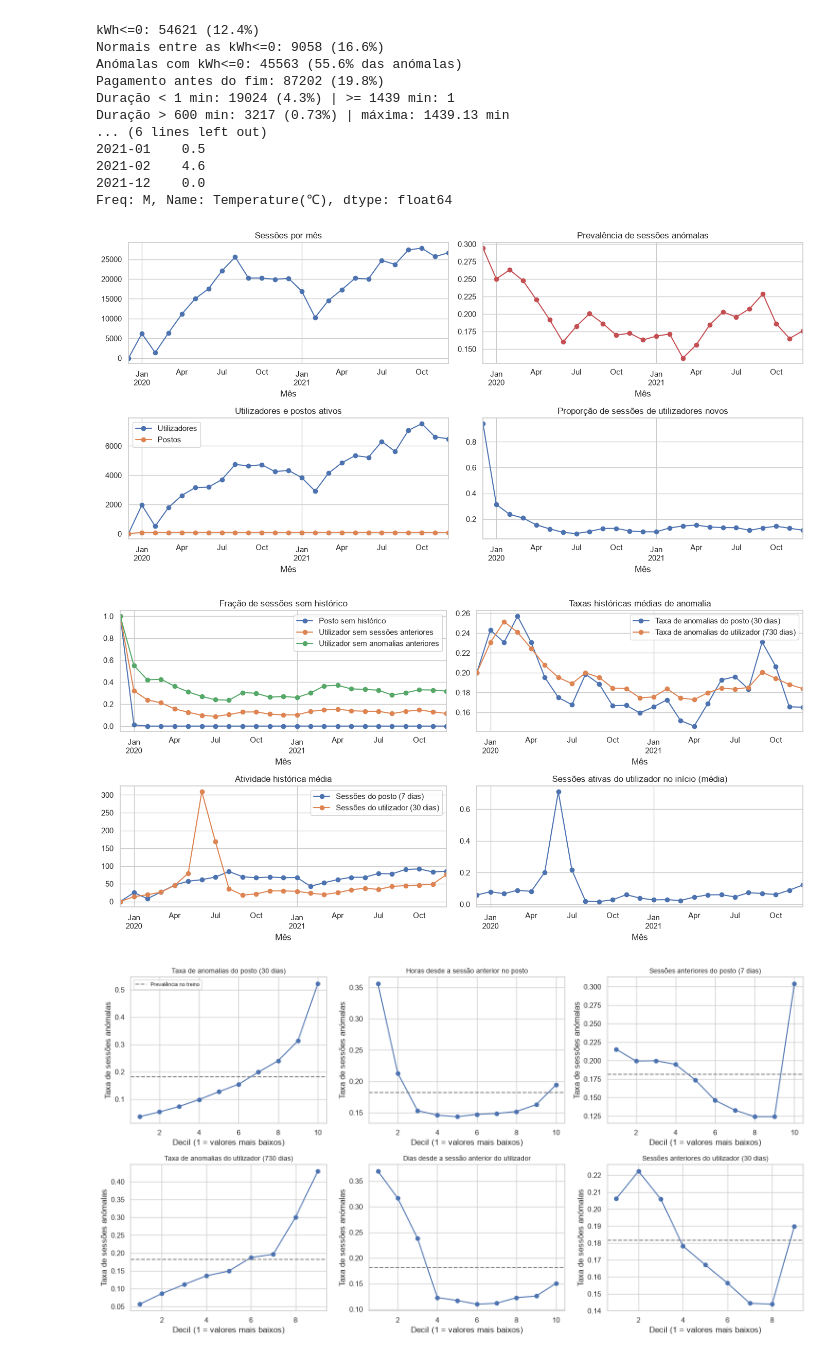
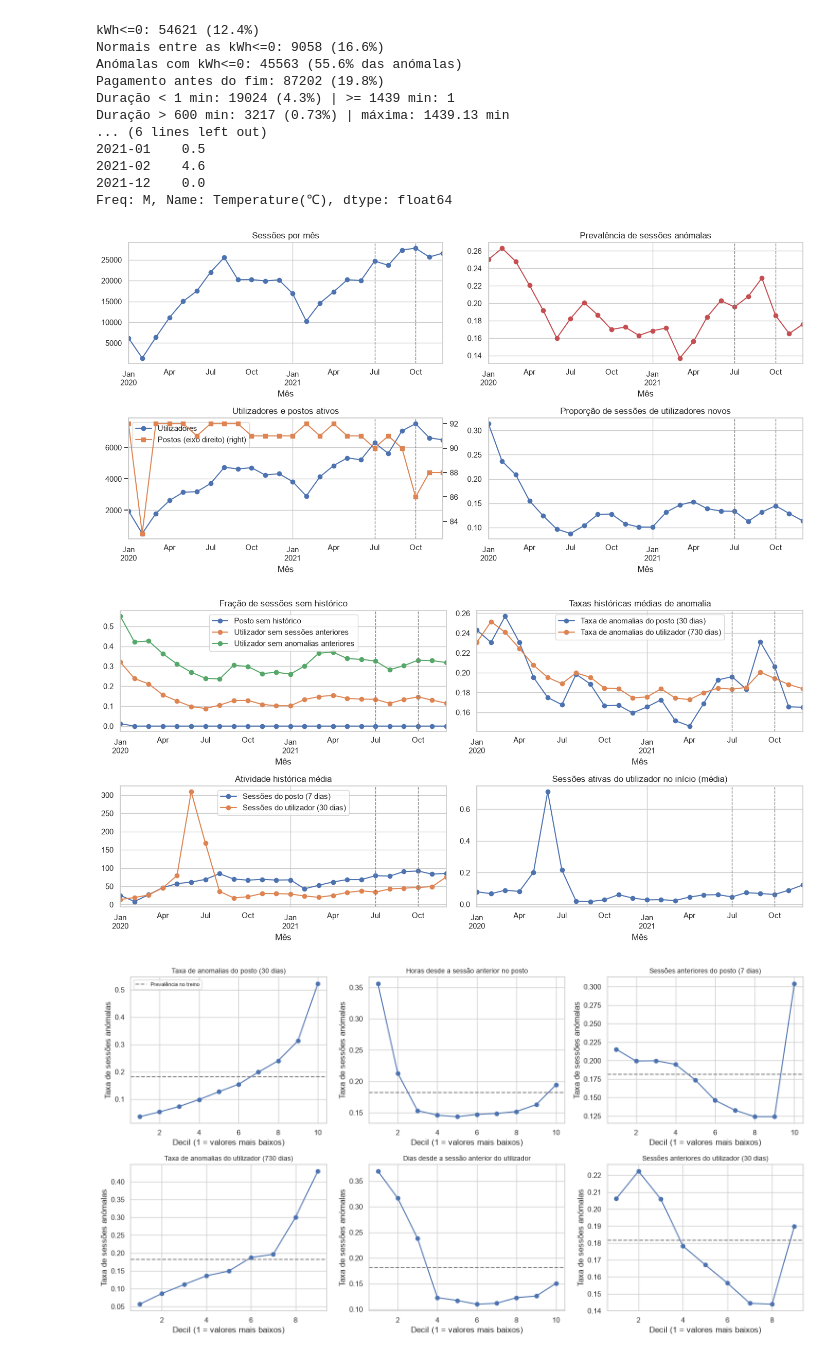
Before and after one commit to 1231478-Ellah-Fleischmann/MINDD-PROJETO, a Jupyter notebook: task1.ipynb, the cells around one changed output. Drawn from its saved outputs; the diff is of its cells as text; code cells hidden in the pictures.

```diff
--- a/task1.ipynb
+++ b/task1.ipynb
@@ -413,9 +413,11 @@ plt.tight_layout()
 plt.show()
 
 # sazonalidade: temperatura média mensal vs prevalência (sem dez/2019, só 17 sessões)
-mm = m.iloc[1:]
-print("Correlação (temp_mean, abn_rate):", round(mm["abn_rate"].corr(mm["temp_mean"]), 3))
-print("Correlação (n, abn_rate):", round(mm["n"].corr(mm["abn_rate"]), 3))
+mm = m.iloc[1:]                 # jan/2020 a dez/2021
+mm2 = m.loc["2020-04":]         # abr/2020 a dez/2021 (sem o arranque)
+for nome, d in [("jan/2020-dez/2021", mm), ("abr/2020-dez/2021 (sem arranque)", mm2)]:
+    print(f"{nome}: corr(temp, prevalência) = {d['abn_rate'].corr(d['temp_mean']):.3f} | "
+          f"corr(volume, prevalência) = {d['abn_rate'].corr(d['n']):.3f}")
 # %% [output]
 |  | post_sem_hist | user_sem_hist | user_sem_hist_abn | post_sessions_7D | post_abn_rate_30D | ... |
 | ym |  |  |  |  |  | ... |
@@ -1278,39 +1301,47 @@ Duração > 600 min: 3217 (0.73%) | máxima: 1439.13 min
 2021-12    0.0
 Freq: M, Name: Temperature(℃), dtype: float64
 # %%
-m2 = m.rename(columns={"users": "Utilizadores", "posts": "Postos"})
+m2 = m.iloc[1:].copy()                       # sem dez/2019 (17 sessões)
+m2.index = m2.index.to_timestamp()
 fig, ax = plt.subplots(2, 2, figsize=(14, 7))
-m["n"].plot(ax=ax[0, 0], marker="o", title="Sessões por mês")
-m["abn_rate"].plot(ax=ax[0, 1], marker="o", color="C3", title="Prevalência de sessões anómalas")
-m2[["Utilizadores", "Postos"]].plot(ax=ax[1, 0], marker="o", title="Utilizadores e postos ativos")
-m["new_user_share"].plot(ax=ax[1, 1], marker="o", title="Proporção de sessões de utilizadores novos")
+m2["n"].plot(ax=ax[0, 0], marker="o", title="Sessões por mês")
+m2["abn_rate"].plot(ax=ax[0, 1], marker="o", color="C3", title="Prevalência de sessões anómalas")
+m2["users"].plot(ax=ax[1, 0], marker="o", label="Utilizadores", legend=True)
+m2["posts"].plot(ax=ax[1, 0], marker="s", color="C1", secondary_y=True, label="Postos (eixo direito)", legend=True)
+ax[1, 0].set_title("Utilizadores e postos ativos")
+m2["new_user_share"].plot(ax=ax[1, 1], marker="o", title="Proporção de sessões de utilizadores novos")
 for a in ax.ravel():
     a.set_xlabel("Mês")
+    for d in ["2021-07-01", "2021-10-01"]:       # início da validação e do teste
+        a.axvline(pd.Timestamp(d), color="gray", ls="--", lw=1)
 plt.tight_layout()
 plt.show()
 # %% [output]
-[figure, old version]
+[figure, new version]
 # %%
 nomes = {"post_sem_hist": "Posto sem histórico",
          "user_sem_hist": "Utilizador sem sessões anteriores",
          "user_sem_hist_abn": "Utilizador sem anomalias anteriores",
          "post_abn_rate_30D": "Taxa de anomalias do posto (30 dias)",
          "user_abn_rate_730D": "Taxa de anomalias do utilizador (730 dias)",
          "post_sessions_7D": "Sessões do posto (7 dias)",
          "user_sessions_30D": "Sessões do utilizador (30 dias)",
          "active_at_start": "Sessões ativas do utilizador no início"}
-c2 = cov.rename(columns=nomes)
+c2 = cov.iloc[1:].rename(columns=nomes)      # sem dez/2019 (17 sessões)
+c2.index = c2.index.to_timestamp()
 fig, ax = plt.subplots(2, 2, figsize=(14, 7))
 c2[[nomes[k] for k in ["post_sem_hist", "user_sem_hist", "user_sem_hist_abn"]]].plot(ax=ax[0, 0], marker="o", title="Fração de sessões sem histórico")
 c2[[nomes[k] for k in ["post_abn_rate_30D", "user_abn_rate_730D"]]].plot(ax=ax[0, 1], marker="o", title="Taxas históricas médias de anomalia")
 c2[[nomes[k] for k in ["post_sessions_7D", "user_sessions_30D"]]].plot(ax=ax[1, 0], marker="o", title="Atividade histórica média")
 c2[nomes["active_at_start"]].plot(ax=ax[1, 1], marker="o", title="Sessões ativas do utilizador no início (média)")
 for a in ax.ravel():
     a.set_xlabel("Mês")
+    for d in ["2021-07-01", "2021-10-01"]:
+        a.axvline(pd.Timestamp(d), color="gray", ls="--", lw=1)
 plt.tight_layout()
 plt.show()
 # %% [output]
-[figure, old version]
+[figure, new version]
 # %%
 VARS = [
     ("post_previous_abnormal_rate_30D", "Taxa de anomalias do posto (30 dias)"),
```
Also changed, not shown: parts of 4 cells of this notebook.
